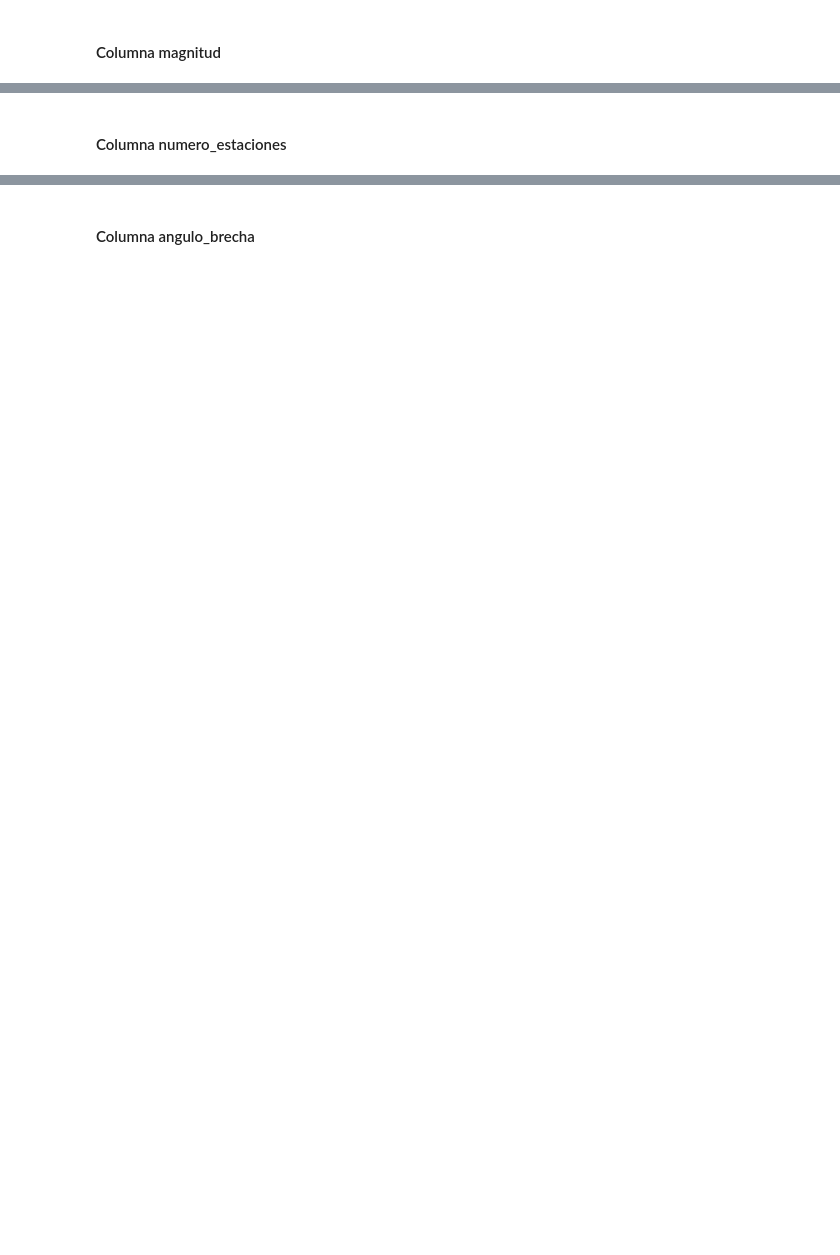
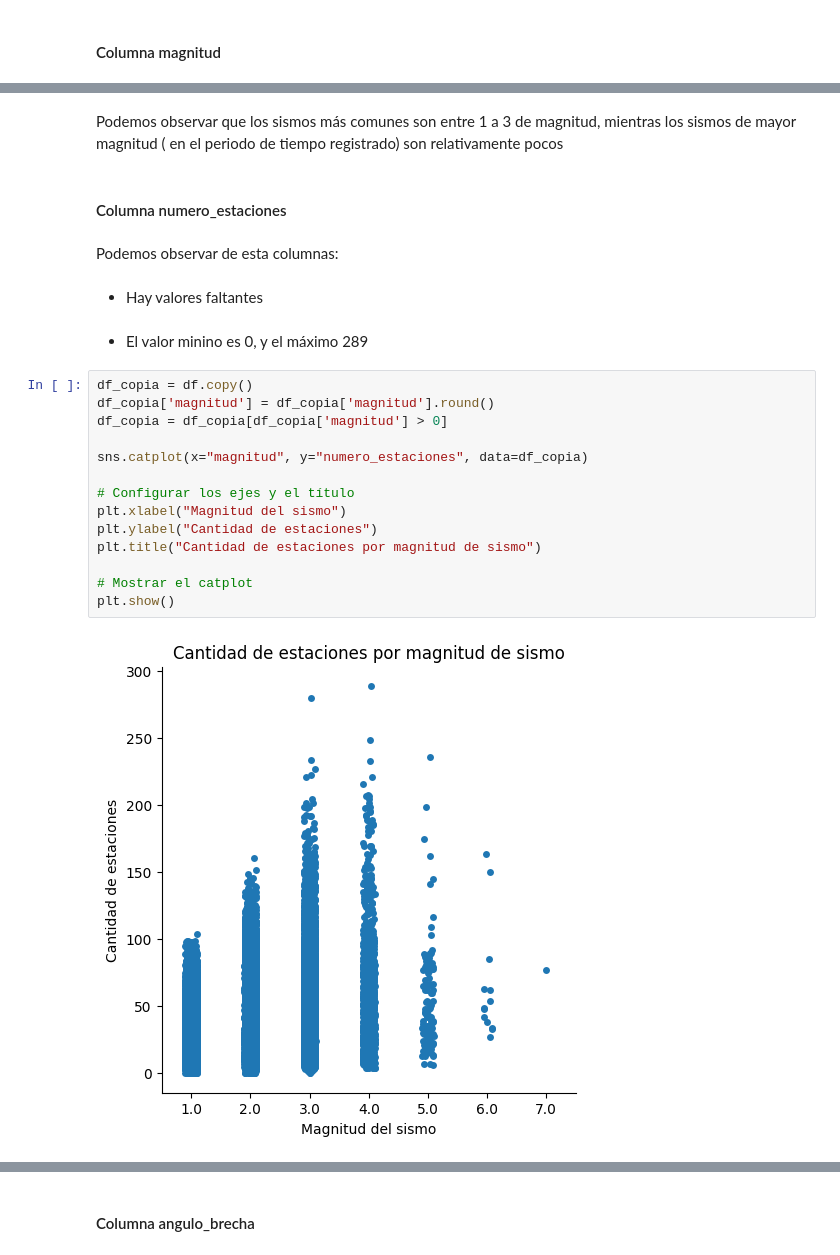
Before and after one commit to Magic-Mario/sismos_clas_henry, a Jupyter notebook: src/notebooks/eda.ipynb, the cells around one changed output, grey strips where cells are left out. Cells and saved outputs as stored; diff of their text form; blank space fills up the shorter version.

```diff
--- a/src/notebooks/eda.ipynb
+++ b/src/notebooks/eda.ipynb
@@ -585,2 +593,26 @@ plt.show
+# %% [markdown]
+Podemos observar que los sismos más comunes son entre 1 a 3 de magnitud, mientras los sismos de mayor magnitud ( en el periodo de tiempo registrado) son relativamente pocos
 # %% [markdown]
 #### Columna numero_estaciones
+# %% [markdown]
+Podemos observar de esta columnas:
+# %% [markdown]
+- Hay valores faltantes
+# %% [markdown]
+- El valor minino es 0, y el máximo 289
+# %%
+df_copia = df.copy()
+df_copia['magnitud'] = df_copia['magnitud'].round()
+df_copia = df_copia[df_copia['magnitud'] > 0]
+
+sns.catplot(x="magnitud", y="numero_estaciones", data=df_copia)
+
+# Configurar los ejes y el título
+plt.xlabel("Magnitud del sismo")
+plt.ylabel("Cantidad de estaciones")
+plt.title("Cantidad de estaciones por magnitud de sismo")
+
+# Mostrar el catplot
+plt.show()
+# %% [output]
+[figure, added]
```
Also changed, not shown: parts of 35 cells of this notebook.
